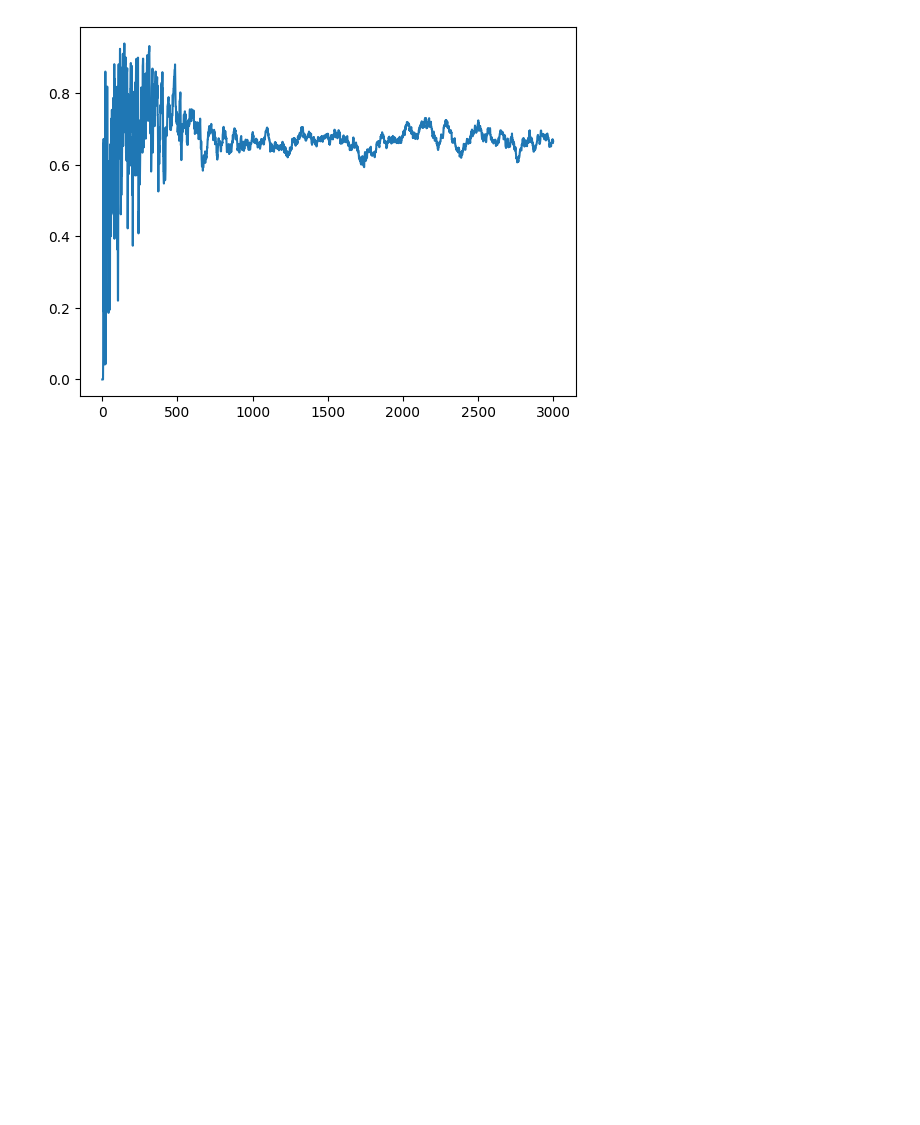
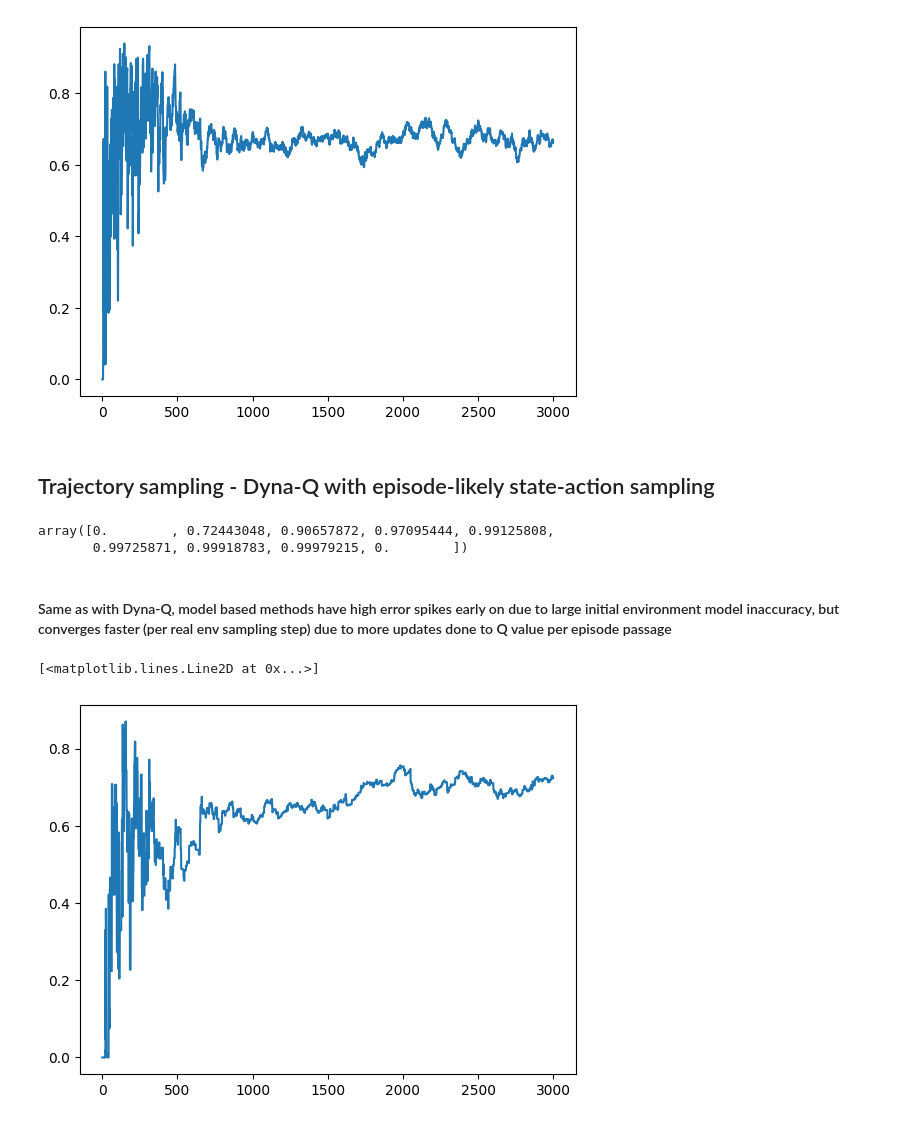
Before and after one commit to iconrnd/grokkrl, a Jupyter notebook: Ch7/Advanced Control and Model Based RL.ipynb, the cells around one changed output. Saved outputs shown, nothing was run; the diff lists cells and outputs as text; code cells hidden in the pictures; blank space fills up the shorter version.

Commit message:
Adding Trajectory Sampling

```diff
--- a/Ch7/Advanced Control and Model Based RL.ipynb
+++ b/Ch7/Advanced Control and Model Based RL.ipynb
@@ -381,3 +383,5 @@ plt.plot(Q_track[:, 1, 1])
 # %% [output]
 [<matplotlib.lines.Line2D at 0x...>]
 [figure]
+# %% [markdown]
+## Trajectory sampling - Dyna-Q with episode-likely state-action sampling
@@ -383,0 +475,14 @@ plt.plot(Q_track[:, 1, 1])
+# %%
+Q_s, V_t, pi, Q_track, pi_track = trajectory_sampling(env)
+# %%
+V_t
+# %% [output]
+array([0.        , 0.72443048, 0.90657872, 0.97095444, 0.99125808,
+       0.99725871, 0.99918783, 0.99979215, 0.        ])
+# %% [markdown]
+#### Same as with Dyna-Q, model based methods have high error spikes early on due to large initial environment model inaccuracy, but converges faster (per real env sampling step) due to more updates done to Q value per episode passage
+# %%
+plt.plot(Q_track[:, 1, 1])
+# %% [output]
+[<matplotlib.lines.Line2D at 0x...>]
+[figure, added]
```
Also changed, not shown: parts of 2 cells of this notebook.
